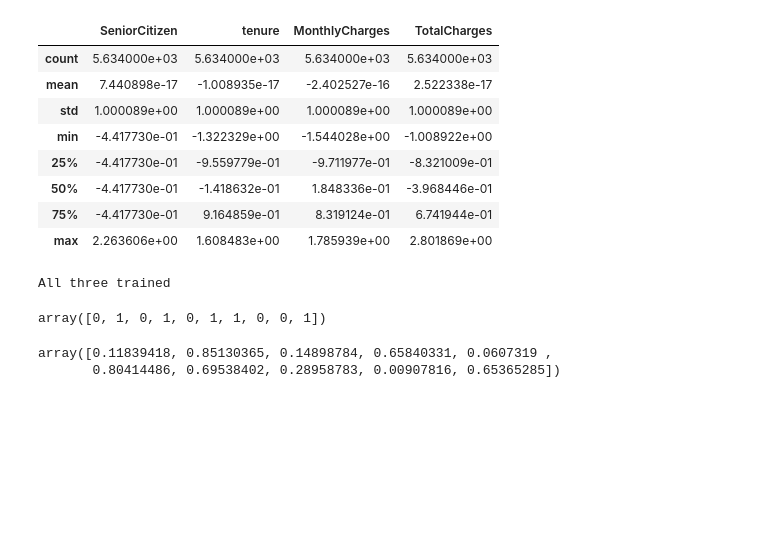
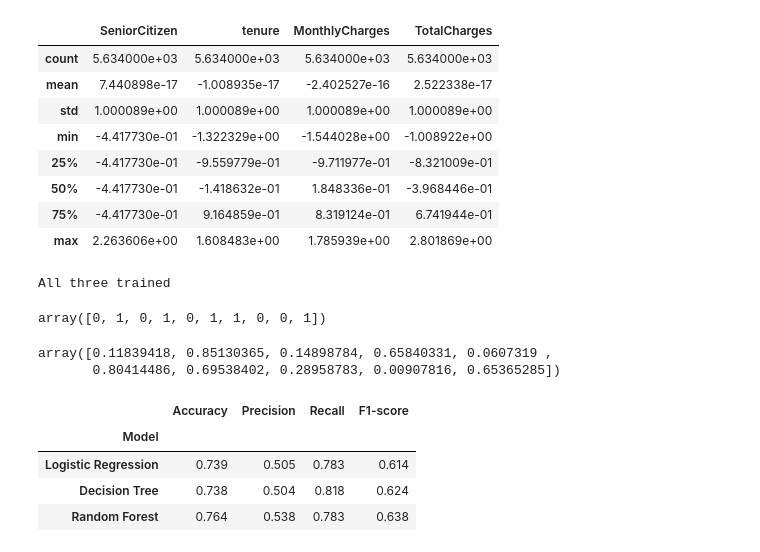
Before and after one commit to Sachit-07/customer-churn-predictor, a Jupyter notebook: churn_predictor.ipynb, the cells around one changed output. Cells and saved outputs as stored; diff of their text form; code cells hidden in the pictures; blank space fills up the shorter version.

```diff
--- a/churn_predictor.ipynb
+++ b/churn_predictor.ipynb
@@ -161,3 +161,24 @@ probabilities['Logistic Regression'][:10]
 # %% [output]
 array([0.11839418, 0.85130365, 0.14898784, 0.65840331, 0.0607319 ,
        0.80414486, 0.69538402, 0.28958783, 0.00907816, 0.65365285])
+# %%
+from sklearn.metrics import accuracy_score, precision_score, recall_score, f1_score
+
+results = []
+for name, y_pred in predictions.items():
+    results.append({
+        'Model': name,
+        'Accuracy': accuracy_score(y_test, y_pred),
+        'Precision': precision_score(y_test, y_pred),
+        'Recall': recall_score(y_test, y_pred),
+        'F1-score': f1_score(y_test, y_pred)
+    })
+
+results_df = pd.DataFrame(results).set_index('Model').round(3)
+results_df
+# %% [output]
+|  | Accuracy | Precision | Recall | F1-score |
+| Model |  |  |  |  |
+| Logistic Regression | 0.739 | 0.505 | 0.783 | 0.614 |
+| Decision Tree | 0.738 | 0.504 | 0.818 | 0.624 |
+| Random Forest | 0.764 | 0.538 | 0.783 | 0.638 |
```
Also changed, not shown: parts of 2 cells of this notebook.
